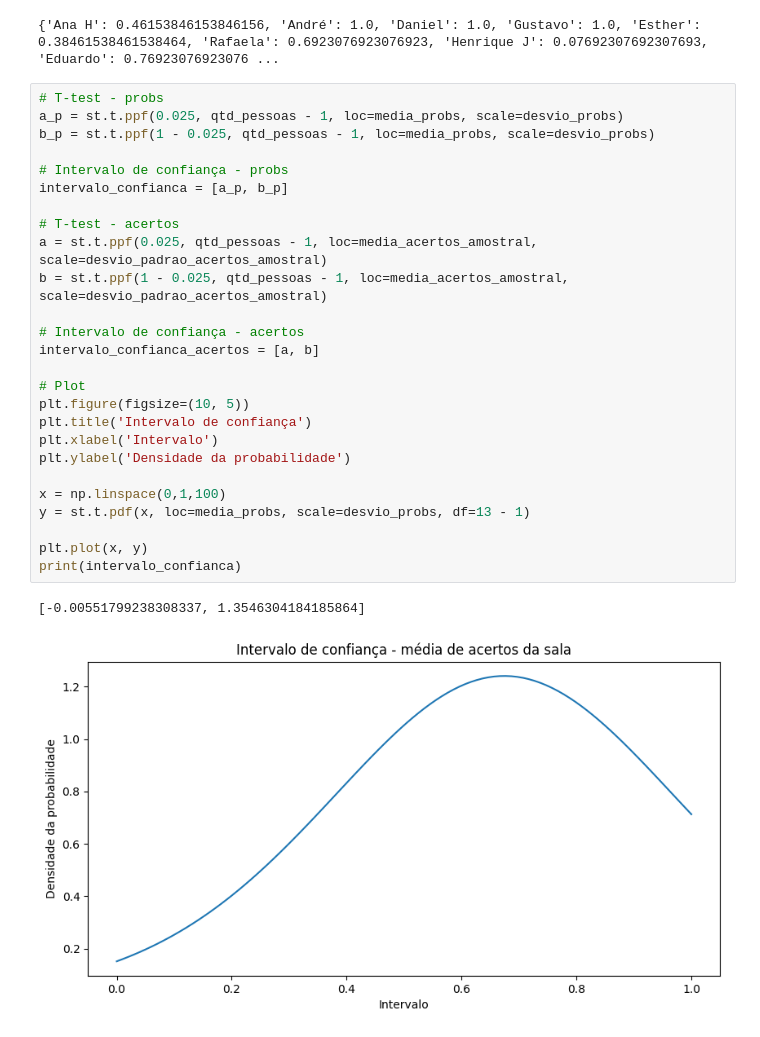
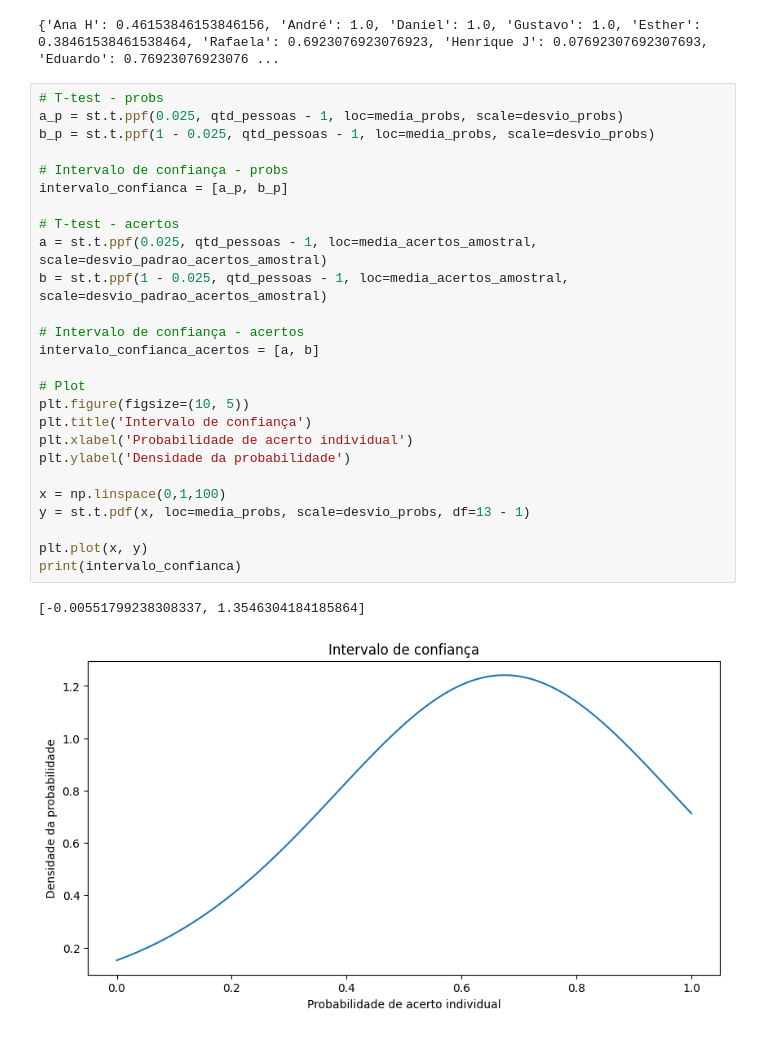
Before and after one commit to anahc3/APS5_CDados_tets_e_nanenena, a Jupyter notebook: aps5.ipynb, the cells around one changed output. Cells and saved outputs as stored; diff of their text form.

```diff
--- a/aps5.ipynb
+++ b/aps5.ipynb
@@ -50,29 +50,29 @@ print(prob_acertos)
 # %%
 # T-test - probs
 a_p = st.t.ppf(0.025, qtd_pessoas - 1, loc=media_probs, scale=desvio_probs)
 b_p = st.t.ppf(1 - 0.025, qtd_pessoas - 1, loc=media_probs, scale=desvio_probs)
 
 # Intervalo de confiança - probs
 intervalo_confianca = [a_p, b_p]
 
 # T-test - acertos
 a = st.t.ppf(0.025, qtd_pessoas - 1, loc=media_acertos_amostral, scale=desvio_padrao_acertos_amostral)
 b = st.t.ppf(1 - 0.025, qtd_pessoas - 1, loc=media_acertos_amostral, scale=desvio_padrao_acertos_amostral)
 
 # Intervalo de confiança - acertos
 intervalo_confianca_acertos = [a, b]
 
 # Plot
 plt.figure(figsize=(10, 5))
 plt.title('Intervalo de confiança')
-plt.xlabel('Intervalo')
+plt.xlabel('Probabilidade de acerto individual')
 plt.ylabel('Densidade da probabilidade')
 
 x = np.linspace(0,1,100)
 y = st.t.pdf(x, loc=media_probs, scale=desvio_probs, df=13 - 1)
 
 plt.plot(x, y)
 print(intervalo_confianca)
 # %% [output]
 [-0.00551799238308337, 1.3546304184185864]
-[figure, old version]
+[figure, new version]
```
